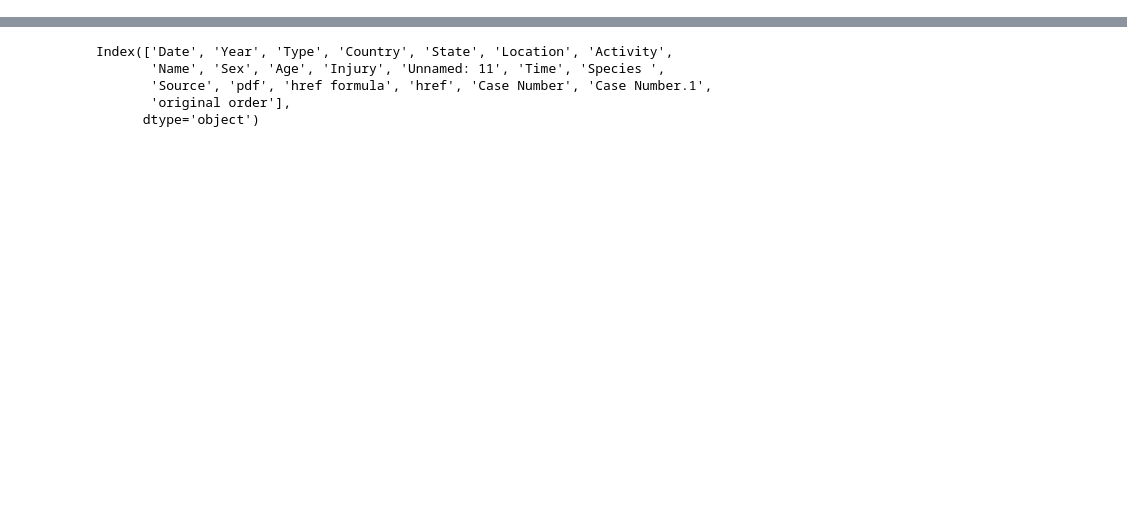
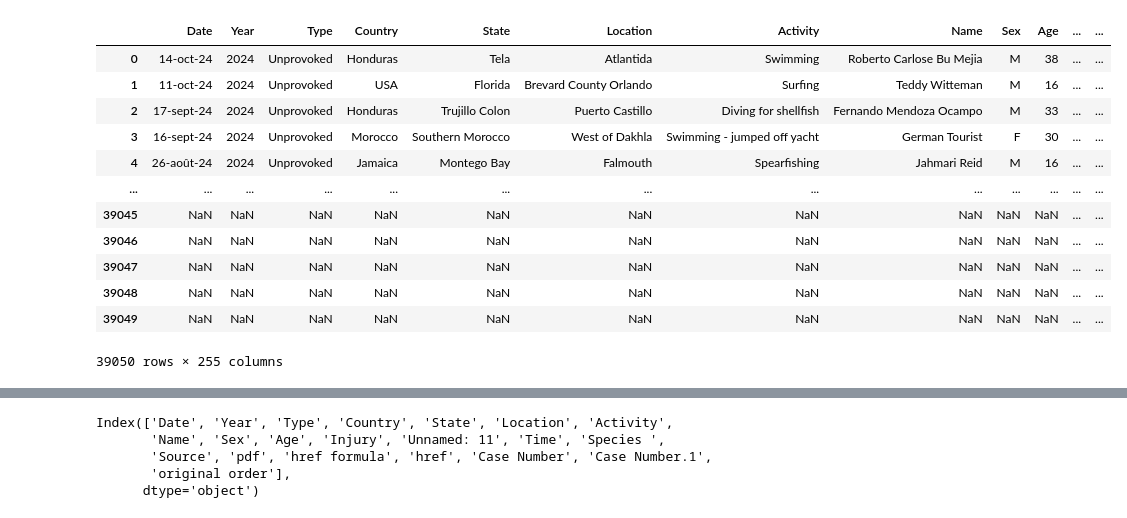
Before and after one commit to TheLazyCactus/Shark_Project, a Jupyter notebook: Shark_attack_working_document.ipynb, the cells around one changed output, grey strips where cells are left out. Cells and saved outputs as stored; diff of their text form; code cells hidden in the pictures; blank space fills up the shorter version.

```diff
--- a/Shark_attack_working_document.ipynb
+++ b/Shark_attack_working_document.ipynb
@@ -2,7 +2,23 @@
 import pandas as pd
 import numpy as np
 url = 'https://raw.githubusercontent.com/TheLazyCactus/Shark_Project/refs/heads/main/GSAF5.csv'
-shark_data = pd.read_csv(url, sep=";")
+shark_data = pd.read_csv(url, sep=";", low_memory =False)
+# %%
+shark_data
+# %% [output]
+|  | Date | Year | Type | Country | State | Location | Activity | Name | Sex | Age | ... | ... |
+| 0 | 14-oct-24 | 2024 | Unprovoked | Honduras | Tela | Atlantida | Swimming | Roberto Carlose Bu Mejia | M | 38 | ... | ... |
+| 1 | 11-oct-24 | 2024 | Unprovoked | USA | Florida | Brevard County Orlando | Surfing | Teddy Witteman | M | 16 | ... | ... |
+| 2 | 17-sept-24 | 2024 | Unprovoked | Honduras | Trujillo Colon | Puerto Castillo | Diving for shellfish | Fernando Mendoza Ocampo | M | 33 | ... | ... |
+| 3 | 16-sept-24 | 2024 | Unprovoked | Morocco | Southern Morocco | West of Dakhla | Swimming - jumped off yacht | German Tourist | F | 30 | ... | ... |
+| 4 | 26-août-24 | 2024 | Unprovoked | Jamaica | Montego Bay | Falmouth | Spearfishing | Jahmari Reid | M | 16 | ... | ... |
+| ... | ... | ... | ... | ... | ... | ... | ... | ... | ... | ... | ... | ... |
+| 39045 | NaN | NaN | NaN | NaN | NaN | NaN | NaN | NaN | NaN | NaN | ... | ... |
+| 39046 | NaN | NaN | NaN | NaN | NaN | NaN | NaN | NaN | NaN | NaN | ... | ... |
+| 39047 | NaN | NaN | NaN | NaN | NaN | NaN | NaN | NaN | NaN | NaN | ... | ... |
+| 39048 | NaN | NaN | NaN | NaN | NaN | NaN | NaN | NaN | NaN | NaN | ... | ... |
+| 39049 | NaN | NaN | NaN | NaN | NaN | NaN | NaN | NaN | NaN | NaN | ... | ... |
+39050 rows × 255 columns
 # %%
 #Remove all the columns and lines with NaN values only
 shark_data.dropna(axis=1, how='all',inplace=True)
```
Also changed, not shown: parts of 8 cells of this notebook, 1 other file.
